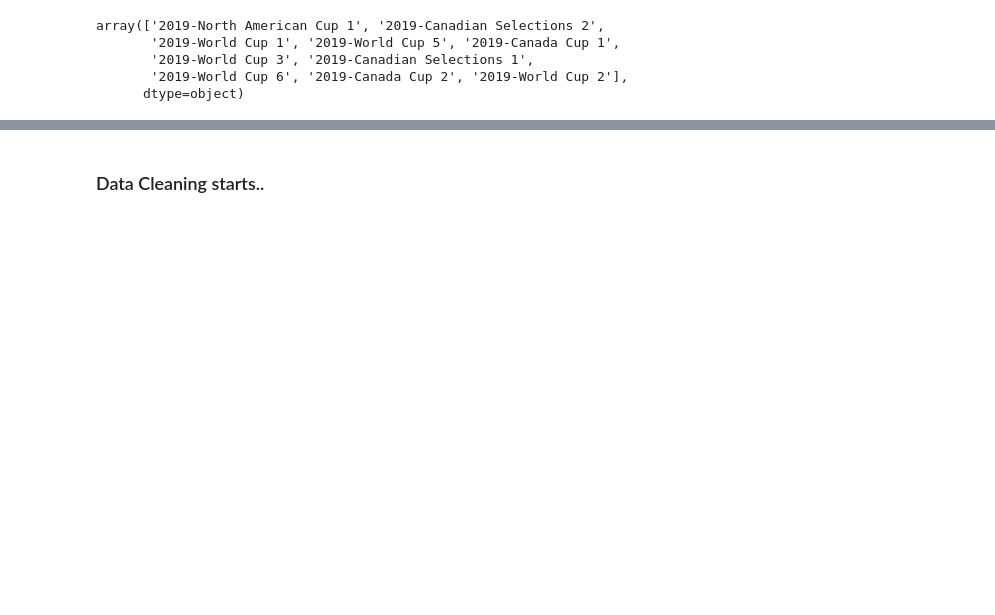
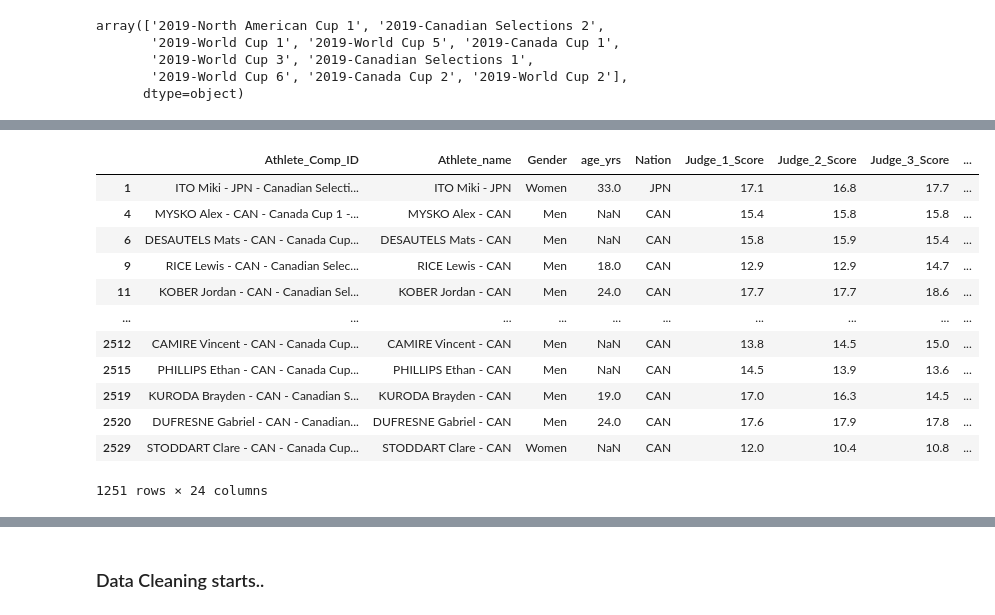
Before and after one commit to saurav193/Athlete_Rating, a Jupyter notebook: notebooks/wrangling.ipynb, the cells around one changed output, grey strips where cells are left out. Cells and saved outputs as stored; diff of their text form; code cells hidden in the pictures; blank space fills up the shorter version.

Commit message:
minor changes in tiers

```diff
--- a/notebooks/wrangling.ipynb
+++ b/notebooks/wrangling.ipynb
@@ -83,7 +84,7 @@ True
 # %% [output]
 False
 # %%
-filtered_data.columns = filtered_data.columns.str.replace("/","_").str.replace("\ ","_").str.replace("-","")
+filtered_data.columns = filtered_data.columns.str.replace("/","_").str.replace("\ -\ ","_").str.replace("\ ","_")
 # %%
 filtered_data.columns
 # %% [output]
@@ -125 +126,34 @@ print(tier1_df.shape[0]+tier2_df.shape[0]+tier3_df.shape[0])
 21726
+# %%
+tier1_df = tier1_df.loc[:, ['Athlete_Comp', 'Athlete_name', 'Gender', 'age_yrs', 'Nation', 'Judge_1_Score', 'Judge_2_Score',
+                    'Judge_3_Score', 'Judge_4_Score', 'Judge_5_Score', 'Judge_6_Score_1', 'Judge_7_Score_1', 'Major_Finalist',
+                    'Major_Medalist', 'Olympic_Finalist', 'Olympic_Medalist','Temp_Snow', 'Temp_Air','Wind',
+                    'Season', 'Season_Comp', 'Round', 'Metric', 'Finish']]
+
+tier2_df= tier2_df.loc[:, ['Athlete_Comp', 'Athlete_name', 'Gender', 'age_yrs', 'Nation', 'Judge_1_Score', 'Judge_2_Score',
+                    'Judge_3_Score', 'Judge_4_Score', 'Judge_5_Score', 'Judge_6_Score_1', 'Judge_7_Score_1', 'Major_Finalist',
+                    'Major_Medalist', 'Olympic_Finalist', 'Olympic_Medalist','Temp_Snow', 'Temp_Air','Wind',
+                    'Season', 'Season_Comp', 'Round', 'Metric', 'Finish']]
+
+tier3_df= tier3_df.loc[:, ['Athlete_Comp', 'Athlete_name', 'Gender', 'age_yrs', 'Nation', 'Judge_1_Score', 'Judge_2_Score',
+                    'Judge_3_Score', 'Judge_4_Score', 'Judge_5_Score', 'Judge_6_Score_1', 'Judge_7_Score_1', 'Major_Finalist',
+                    'Major_Medalist', 'Olympic_Finalist', 'Olympic_Medalist','Temp_Snow', 'Temp_Air','Wind',
+                    'Season', 'Season_Comp', 'Round', 'Metric', 'Finish']]
+
+tier1_df = tier1_df.rename(columns = {'Athlete_Comp' : 'Athlete_Comp_ID', 'Finish' : 'Finish_Rank', 'Metric' : 'Score_Metric'})
+tier2_df = tier2_df.rename(columns = {'Athlete_Comp' : 'Athlete_Comp_ID', 'Finish' : 'Finish_Rank', 'Metric' : 'Score_Metric'})
+tier2_df = tier2_df.rename(columns = {'Athlete_Comp' : 'Athlete_Comp_ID', 'Finish' : 'Finish_Rank', 'Metric' : 'Score_Metric'})
+# %% [output]
+|  | Athlete_Comp_ID | Athlete_name | Gender | age_yrs | Nation | Judge_1_Score | Judge_2_Score | Judge_3_Score | ... |
+| 1 | ITO Miki - JPN - Canadian Selecti... | ITO Miki - JPN | Women | 33.0 | JPN | 17.1 | 16.8 | 17.7 | ... |
+| 4 | MYSKO Alex - CAN - Canada Cup 1 -... | MYSKO Alex - CAN | Men | NaN | CAN | 15.4 | 15.8 | 15.8 | ... |
+| 6 | DESAUTELS Mats - CAN - Canada Cup... | DESAUTELS Mats - CAN | Men | NaN | CAN | 15.8 | 15.9 | 15.4 | ... |
+| 9 | RICE Lewis - CAN - Canadian Selec... | RICE Lewis - CAN | Men | 18.0 | CAN | 12.9 | 12.9 | 14.7 | ... |
+| 11 | KOBER Jordan - CAN - Canadian Sel... | KOBER Jordan - CAN | Men | 24.0 | CAN | 17.7 | 17.7 | 18.6 | ... |
+| ... | ... | ... | ... | ... | ... | ... | ... | ... | ... |
+| 2512 | CAMIRE Vincent - CAN - Canada Cup... | CAMIRE Vincent - CAN | Men | NaN | CAN | 13.8 | 14.5 | 15.0 | ... |
+| 2515 | PHILLIPS Ethan - CAN - Canada Cup... | PHILLIPS Ethan - CAN | Men | NaN | CAN | 14.5 | 13.9 | 13.6 | ... |
+| 2519 | KURODA Brayden - CAN - Canadian S... | KURODA Brayden - CAN | Men | 19.0 | CAN | 17.0 | 16.3 | 14.5 | ... |
+| 2520 | DUFRESNE Gabriel - CAN - Canadian... | DUFRESNE Gabriel - CAN | Men | 24.0 | CAN | 17.6 | 17.9 | 17.8 | ... |
+| 2529 | STODDART Clare - CAN - Canada Cup... | STODDART Clare - CAN | Women | NaN | CAN | 12.0 | 10.4 | 10.8 | ... |
+1251 rows × 24 columns
```
Also changed, not shown: parts of 8 cells of this notebook, 7 other files.
